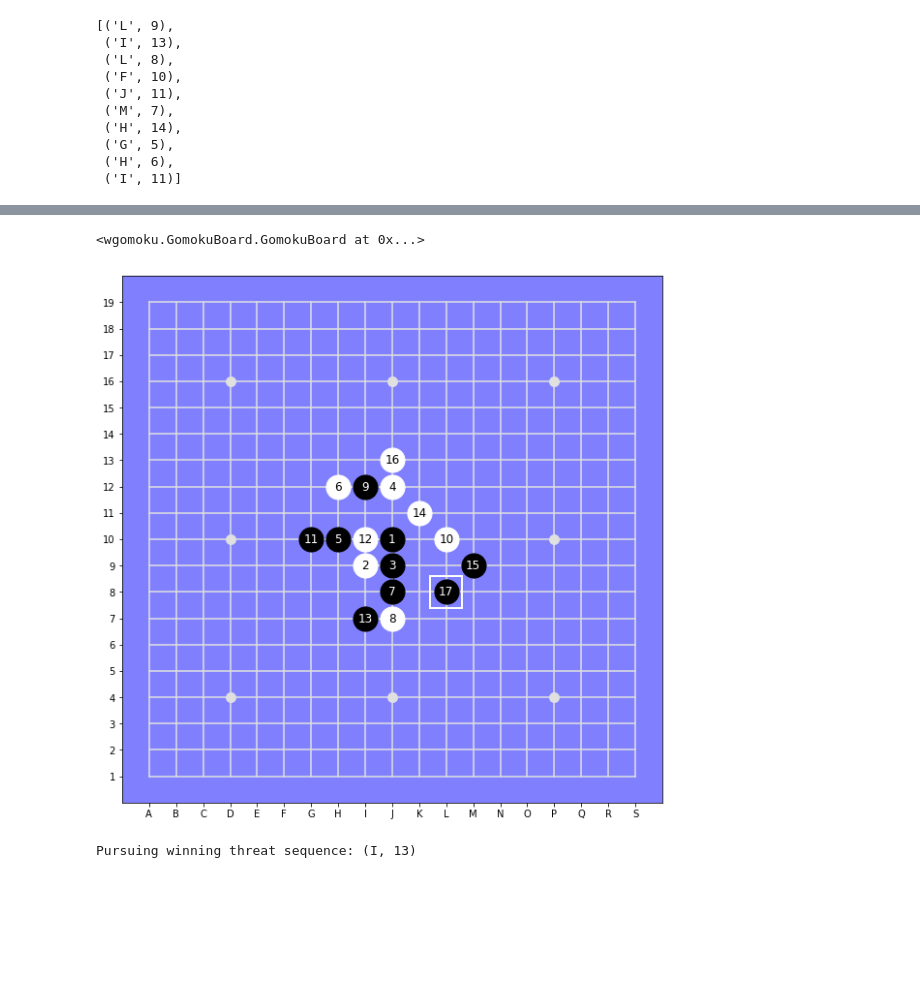
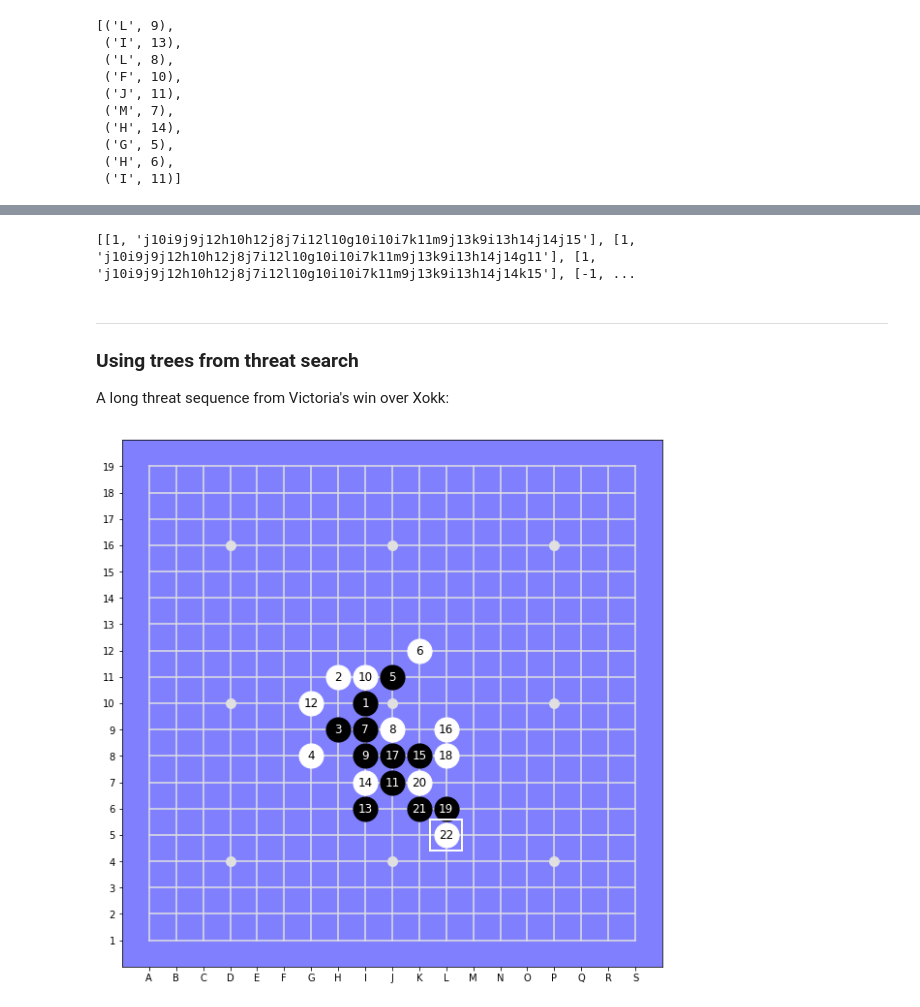
Before and after one commit to smurve/DeepGomoku, a Jupyter notebook: ValueBackProp.ipynb, the cells around one changed output, grey strips where cells are left out. Drawn from its saved outputs; the diff is of its cells as text; code cells hidden in the pictures; blank space fills up the shorter version.

```diff
--- a/ValueBackProp.ipynb
+++ b/ValueBackProp.ipynb
@@ -215,12 +160,20 @@ ts.is_tseq_won(board=board, max_depth=4, max_width=5)
-# %%
-board.undo()
-# %% [output]
-<wgomoku.GomokuBoard.GomokuBoard at 0x...>
-# %%
-board.set(L,8).display()
-# %% [output]
-[figure, removed]
-# %%
-p.suggest(board)
-# %% [output]
-Pursuing winning threat sequence: (I, 13)
+# %%
+stones = gt.string_to_stones(games[12])
+board = GomokuBoard(disp_width=10, N=SIZE, heuristics= heuristics, stones = stones)
+tracker = ValueTracker(p)
+tracker.reg_variants(board)
+tracker
+# %% [output]
+[[1, 'j10i9j9j12h10h12j8j7i12l10g10i10i7k11m9j13k9i13h14j14j15'], [1, 'j10i9j9j12h10h12j8j7i12l10g10i10i7k11m9j13k9i13h14j14g11'], [1, 'j10i9j9j12h10h12j8j7i12l10g10i10i7k11m9j13k9i13h14j14k15'], [-1, ...
+# %% [markdown]
+---
+### Using trees from threat search
+A long threat sequence from Victoria's win over Xokk:
+# %%
+v_vs_x = 'i10h11h9g8j11k12i9j9i8i11j7g10i6i7k8l9j8l8l6k7k6l5'
+stones = gt.string_to_stones(v_vs_x)
+board = GomokuBoard(disp_width=10, N=19, heuristics= heuristics, stones = stones)
+
+board.display()
+# %% [output]
+[figure, added]
```
Also changed, not shown: parts of 34 cells of this notebook, 15 other files.
